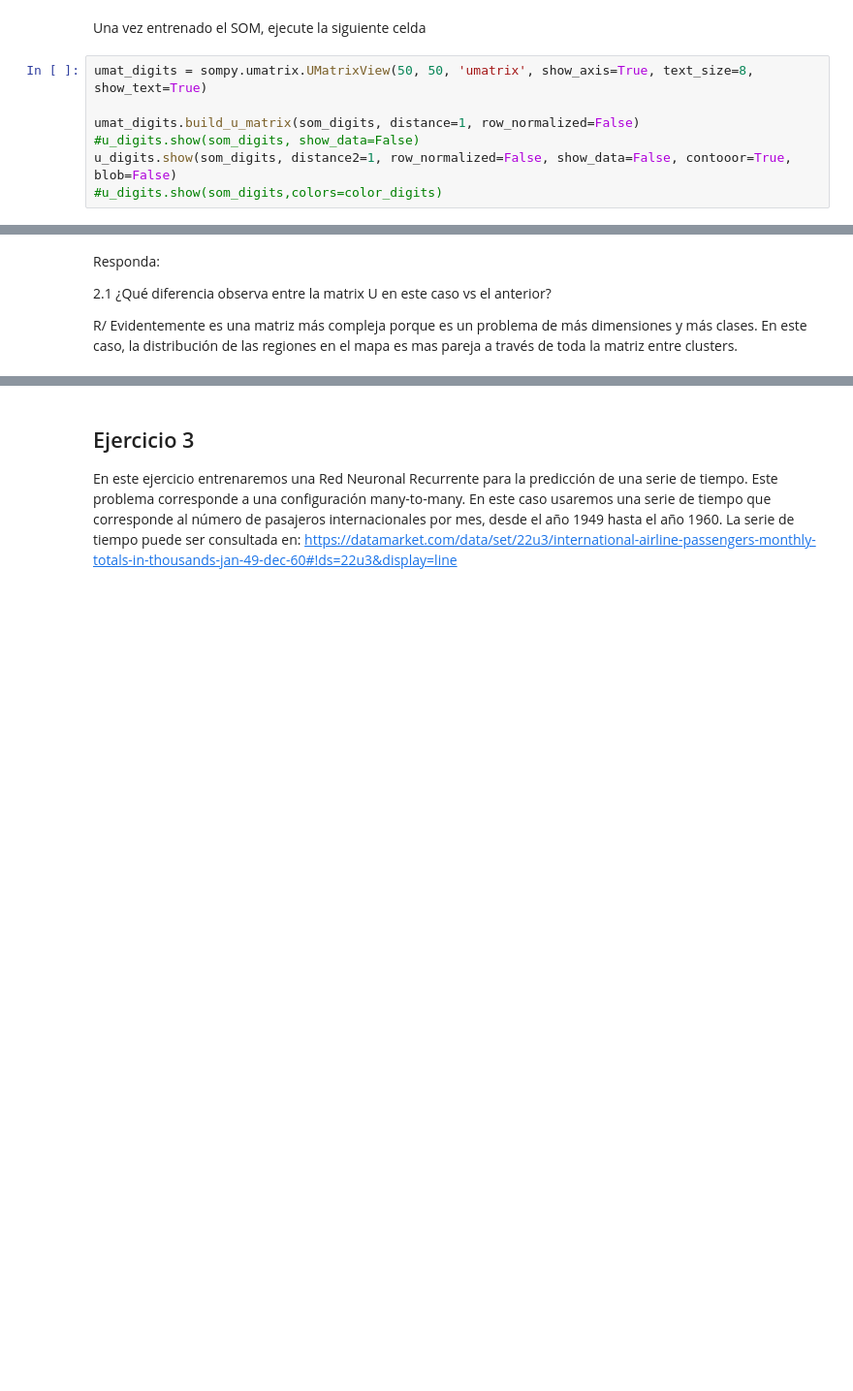
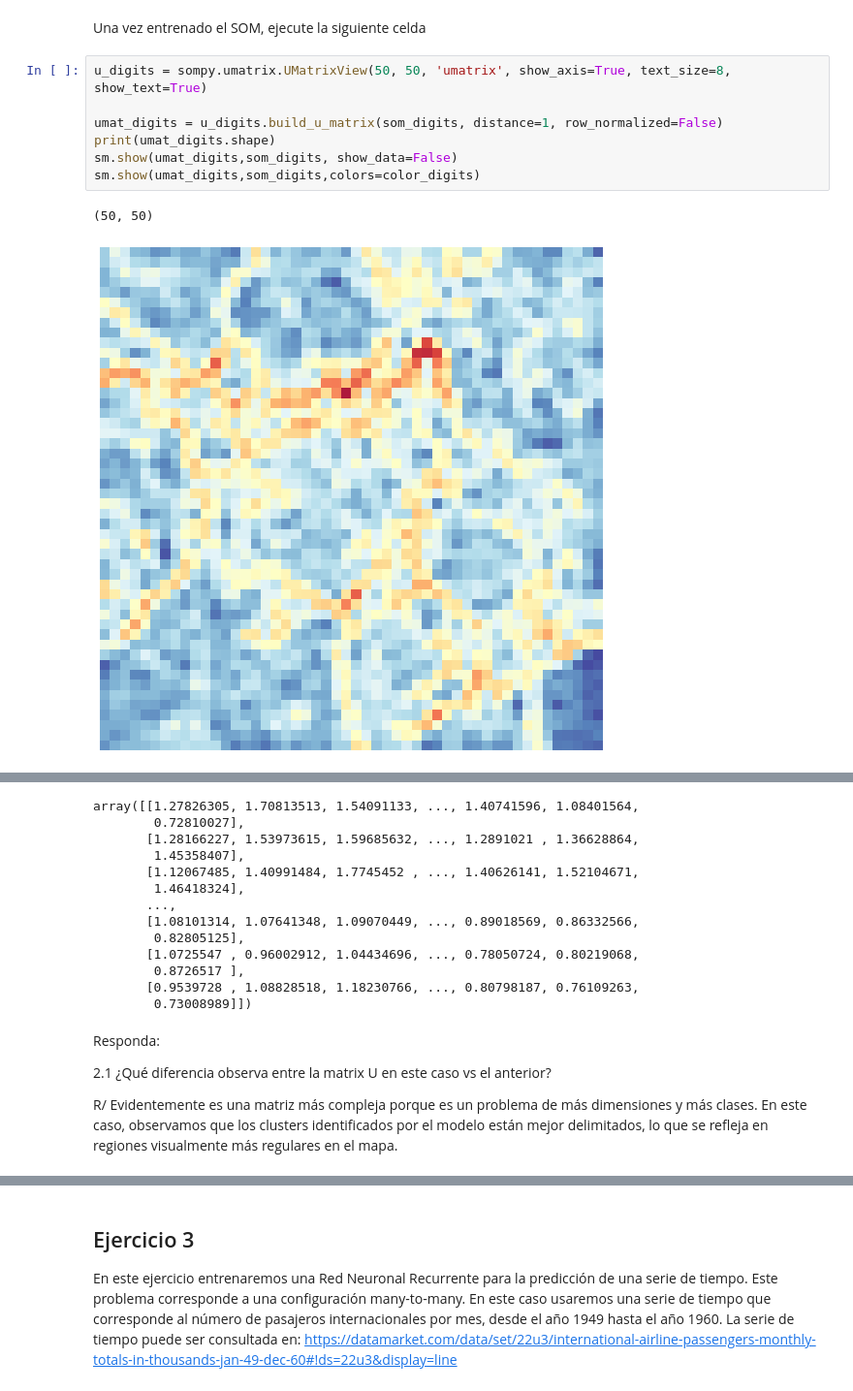
Before and after one commit to kevinmaiden7/ML_IntroductoryCourse, a Jupyter notebook: Labs/Lab_4/Lab_4.2_RNN_SOM.ipynb, the cells around one changed output, grey strips where cells are left out. Shown: that part at 97% size. Cells and saved outputs as stored; diff of their text form; blank space fills up the shorter version.

```diff
--- a/Labs/Lab_4/Lab_4.2_RNN_SOM.ipynb
+++ b/Labs/Lab_4/Lab_4.2_RNN_SOM.ipynb
@@ -158,9 +178,12 @@ som_digits.train(n_job=1, verbose=False, train_finetune_len=100)
 # %% [markdown]
 Una vez entrenado el SOM, ejecute la siguiente celda
 # %%
-umat_digits = sompy.umatrix.UMatrixView(50, 50, 'umatrix', show_axis=True, text_size=8, show_text=True)
+u_digits = sompy.umatrix.UMatrixView(50, 50, 'umatrix', show_axis=True, text_size=8, show_text=True)
 
-umat_digits.build_u_matrix(som_digits, distance=1, row_normalized=False)
-#u_digits.show(som_digits, show_data=False)
-u_digits.show(som_digits, distance2=1, row_normalized=False, show_data=False, contooor=True, blob=False)
-#u_digits.show(som_digits,colors=color_digits)
+umat_digits = u_digits.build_u_matrix(som_digits, distance=1, row_normalized=False)
+print(umat_digits.shape)
+sm.show(umat_digits,som_digits, show_data=False)
+sm.show(umat_digits,som_digits,colors=color_digits)
+# %% [output]
+(50, 50)
+[figure, added]
@@ -167,9 +191,22 @@ u_digits.show(som_digits, distance2=1, row_normalized=False, show_data=False, co
+array([[1.27826305, 1.70813513, 1.54091133, ..., 1.40741596, 1.08401564,
+        0.72810027],
+       [1.28166227, 1.53973615, 1.59685632, ..., 1.2891021 , 1.36628864,
+        1.45358407],
+       [1.12067485, 1.40991484, 1.7745452 , ..., 1.40626141, 1.52104671,
+        1.46418324],
+       ...,
+       [1.08101314, 1.07641348, 1.09070449, ..., 0.89018569, 0.86332566,
+        0.82805125],
+       [1.0725547 , 0.96002912, 1.04434696, ..., 0.78050724, 0.80219068,
+        0.8726517 ],
+       [0.9539728 , 1.08828518, 1.18230766, ..., 0.80798187, 0.76109263,
+        0.73008989]])
 # %% [markdown]
 Responda:
 
 2.1 ¿Qué diferencia observa entre la matrix U en este caso vs el anterior?
 
-R/ Evidentemente es una matriz más compleja porque es un problema de más dimensiones y más clases. En este caso, la distribución de las regiones en el mapa es mas pareja a través de toda la matriz entre clusters.
+R/ Evidentemente es una matriz más compleja porque es un problema de más dimensiones y más clases. En este caso, observamos que los clusters identificados por el modelo están mejor delimitados, lo que se refleja en regiones visualmente más regulares en el mapa.
 # %% [markdown]
 2.2 ¿Qué puede concluir a partir de la gráfica que incluye la ubicación de las neuronas ganadoras para cada muestra de entrada?
 
```
Also changed, not shown: parts of 18 cells of this notebook, 1 other file.
